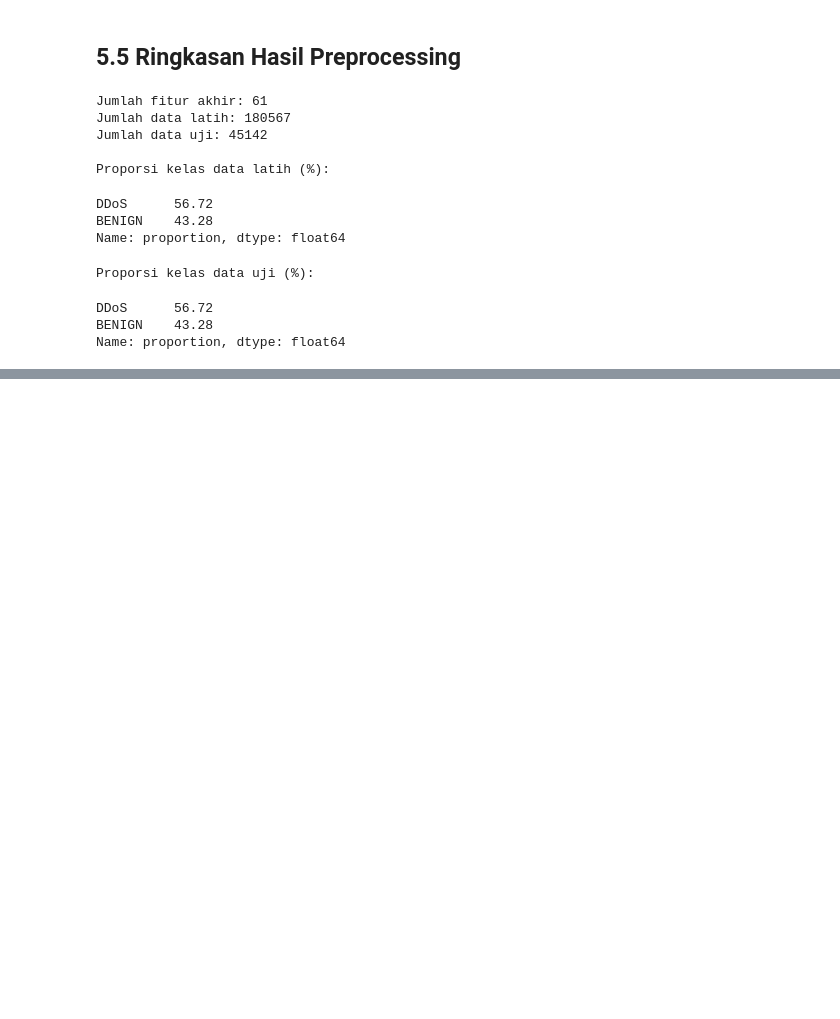
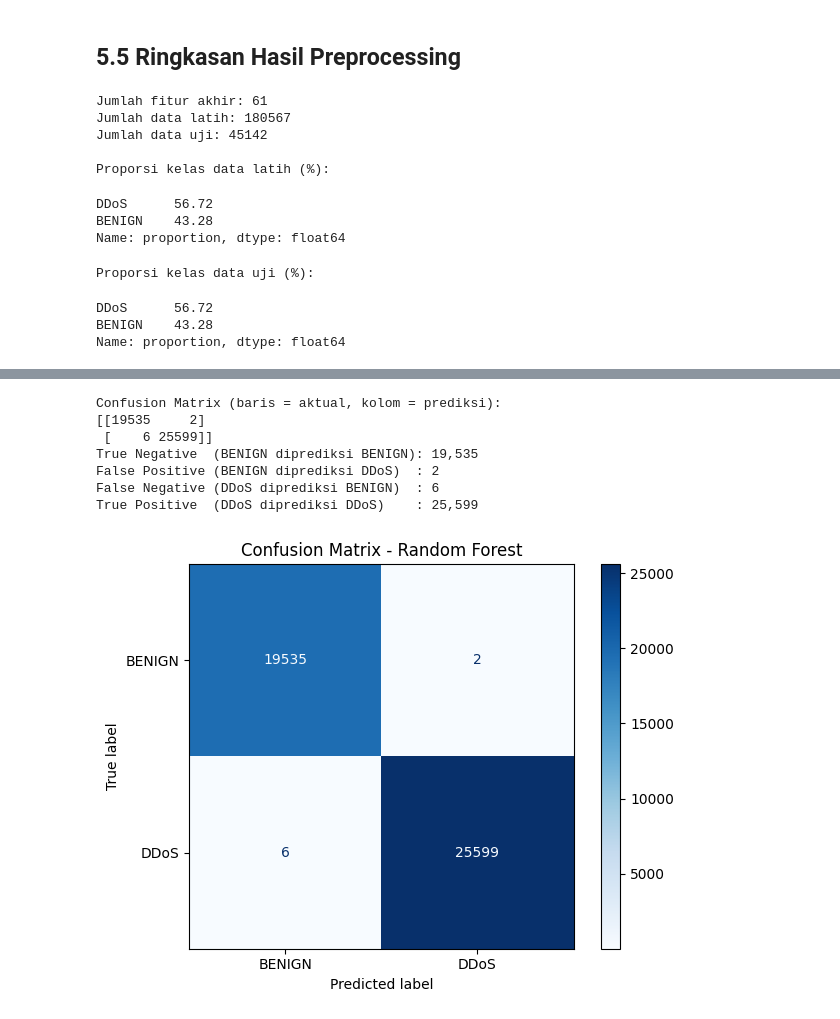
Before and after one commit to qolyubmir24/Data-Science-Practicum-Project_IF-H, a Jupyter notebook: Semoga Wowok Keselek Asap.ipynb, the cells around one changed output, grey strips where cells are left out. Drawn from its saved outputs; the diff is of its cells as text; code cells hidden in the pictures; blank space fills up the shorter version.

```diff
--- a/Semoga Wowok Keselek Asap.ipynb
+++ b/Semoga Wowok Keselek Asap.ipynb
@@ -796,0 +846,6 @@ Name: proportion, dtype: float64
+# %%
+y_pred = rf_model.predict(X_test)
+
+print("Jumlah prediksi:", len(y_pred))
+print("Contoh label aktual   :", le.inverse_transform(y_test[:10]))
+print("Contoh label prediksi :", le.inverse_transform(y_pred[:10]))
@@ -796,0 +987,27 @@ Name: proportion, dtype: float64
+# %%
+cm = confusion_matrix(y_test, y_pred, labels=[0, 1])
+tn, fp, fn, tp = cm.ravel()
+
+print("Confusion Matrix (baris = aktual, kolom = prediksi):")
+print(cm)
+print(f"True Negative  (BENIGN diprediksi BENIGN): {tn:,}")
+print(f"False Positive (BENIGN diprediksi DDoS)  : {fp:,}")
+print(f"False Negative (DDoS diprediksi BENIGN)  : {fn:,}")
+print(f"True Positive  (DDoS diprediksi DDoS)    : {tp:,}")
+
+ConfusionMatrixDisplay(
+    confusion_matrix=cm,
+    display_labels=le.classes_
+).plot(cmap="Blues", values_format="d")
+plt.title("Confusion Matrix - Random Forest")
+plt.tight_layout()
+plt.show()
+# %% [output]
+Confusion Matrix (baris = aktual, kolom = prediksi):
+[[19535     2]
+ [    6 25599]]
+True Negative  (BENIGN diprediksi BENIGN): 19,535
+False Positive (BENIGN diprediksi DDoS)  : 2
+False Negative (DDoS diprediksi BENIGN)  : 6
+True Positive  (DDoS diprediksi DDoS)    : 25,599
+[figure, added]
```
Also changed, not shown: parts of 22 cells of this notebook.
